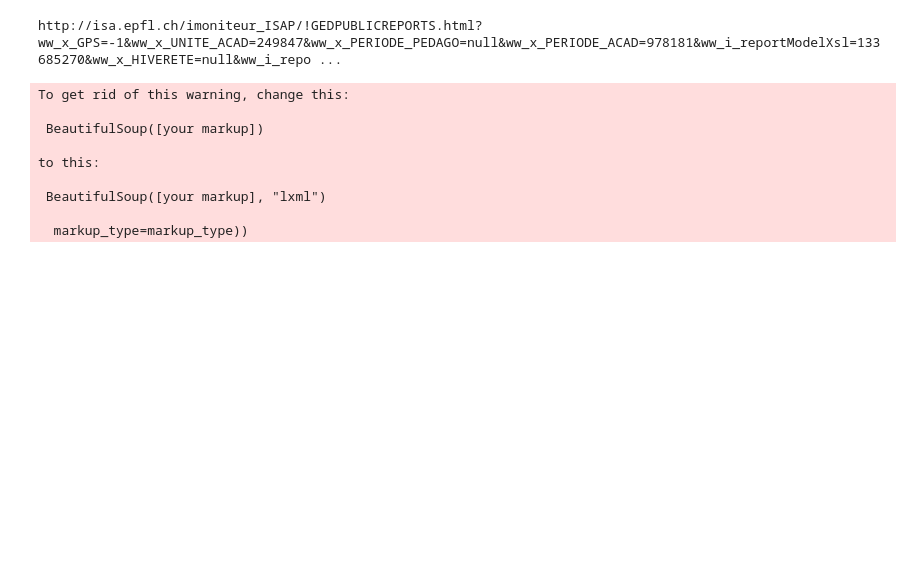
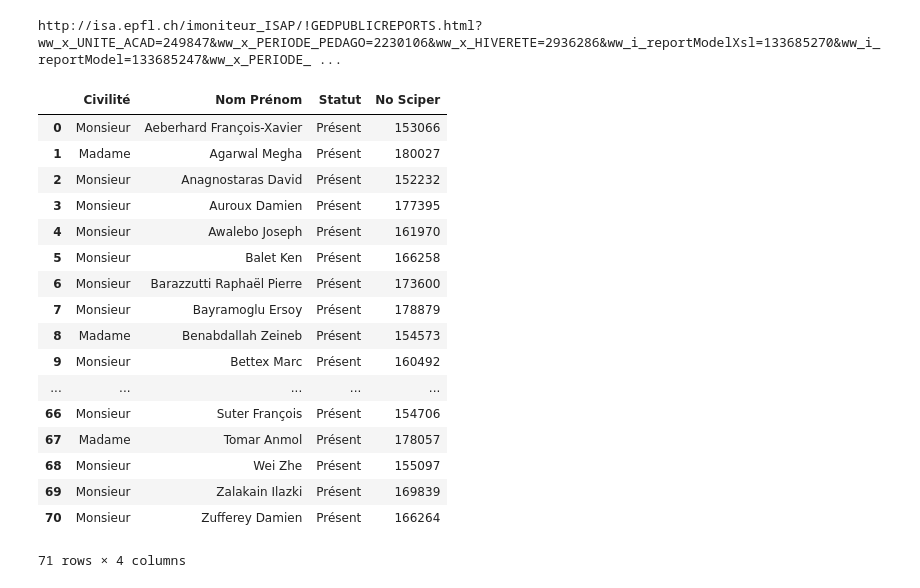
Before and after one commit to kirtanp/ADA-EPFL-2016, a Jupyter notebook: Lab2/Masters data.ipynb, the cells around one changed output. Cells and saved outputs as stored; diff of their text form; code cells hidden in the pictures; blank space fills up the shorter version.

Commit message:
Added dataframe part for masters part HW2

```diff
--- a/Lab2/Masters data.ipynb
+++ b/Lab2/Masters data.ipynb
@@ -8,6 +9,6 @@ params["ww_i_reportModel"]=133685247
 params["ww_i_reportModelXsl"]=[133685270]
 params["ww_x_UNITE_ACAD"]=249847
 params["ww_x_PERIODE_ACAD"]=978181
-params["ww_x_PERIODE_PEDAGO"]="null"
-params["ww_x_HIVERETE"]="null"
+params["ww_x_PERIODE_PEDAGO"]=2230106
+params["ww_x_HIVERETE"]=2936286
 # %%
@@ -16,19 +16,30 @@ r=requests.get("http://isa.epfl.ch/imoniteur_ISAP/!GEDPUBLICREPORTS.html?",param
 # %%
 print(r.url)
 # %% [output]
-http://isa.epfl.ch/imoniteur_ISAP/!GEDPUBLICREPORTS.html?ww_x_GPS=-1&ww_x_UNITE_ACAD=249847&ww_x_PERIODE_PEDAGO=null&ww_x_PERIODE_ACAD=978181&ww_i_reportModelXsl=133685270&ww_x_HIVERETE=null&ww_i_repo ...
+http://isa.epfl.ch/imoniteur_ISAP/!GEDPUBLICREPORTS.html?ww_x_UNITE_ACAD=249847&ww_x_PERIODE_PEDAGO=2230106&ww_x_HIVERETE=2936286&ww_i_reportModelXsl=133685270&ww_i_reportModel=133685247&ww_x_PERIODE_ ...
+# %%
+pandas.read_html(r.url,header=0,skiprows=1)[0].dropna(1)
+# %% [output]
+|  | Civilité | Nom Prénom | Statut | No Sciper |
+| 0 | Monsieur | Aeberhard François-Xavier | Présent | 153066 |
+| 1 | Madame | Agarwal Megha | Présent | 180027 |
+| 2 | Monsieur | Anagnostaras David | Présent | 152232 |
+| 3 | Monsieur | Auroux Damien | Présent | 177395 |
+| 4 | Monsieur | Awalebo Joseph | Présent | 161970 |
+| 5 | Monsieur | Balet Ken | Présent | 166258 |
+| 6 | Monsieur | Barazzutti Raphaël Pierre | Présent | 173600 |
+| 7 | Monsieur | Bayramoglu Ersoy | Présent | 178879 |
+| 8 | Madame | Benabdallah Zeineb | Présent | 154573 |
+| 9 | Monsieur | Bettex Marc | Présent | 160492 |
+| ... | ... | ... | ... | ... |
+| 66 | Monsieur | Suter François | Présent | 154706 |
+| 67 | Madame | Tomar Anmol | Présent | 178057 |
+| 68 | Monsieur | Wei Zhe | Présent | 155097 |
+| 69 | Monsieur | Zalakain Ilazki | Présent | 169839 |
+| 70 | Monsieur | Zufferey Damien | Présent | 166264 |
+71 rows × 4 columns
 # %%
-soup=BeautifulSoup(r.content)
+soup=BeautifulSoup(r.text,'lxml')
-# %% [output]
-To get rid of this warning, change this:
-
- BeautifulSoup([your markup])
-
-to this:
-
- BeautifulSoup([your markup], "lxml")
-
-  markup_type=markup_type))
 # %%
 soup.find_all("tr")
 # %% [output]
```
Also changed, not shown: parts of 2 cells of this notebook.
